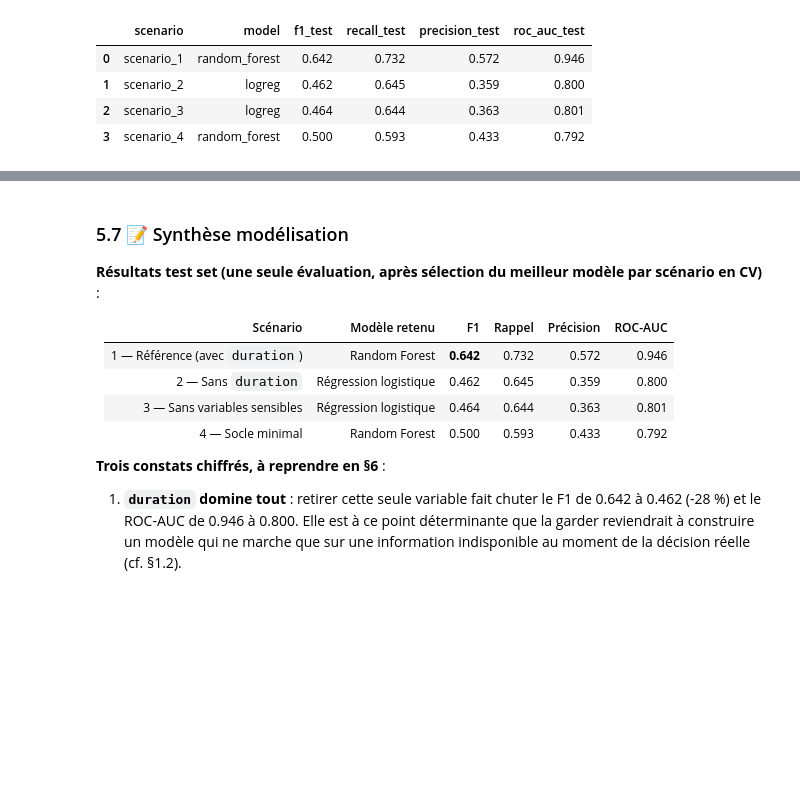
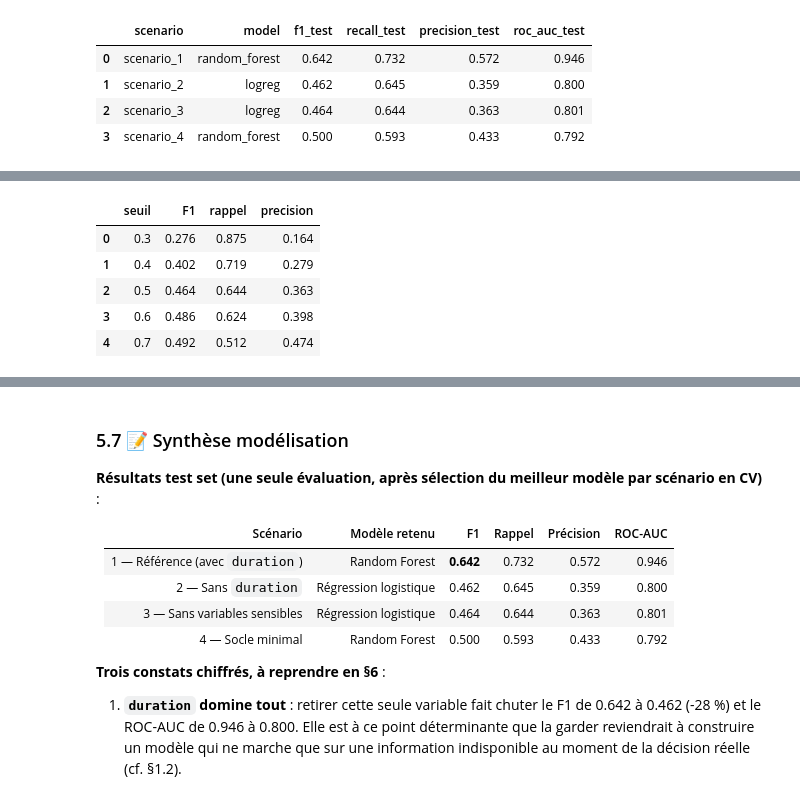
Before and after one commit to nawellepolin/cas-usage-certif-bank-marketing-nawelle, a Jupyter notebook: notebooks/M9_nawelle_bank_marketing.ipynb, the cells around one changed output, grey strips where cells are left out. Drawn from its saved outputs; the diff is of its cells as text; code cells hidden in the pictures; blank space fills up the shorter version.

```diff
--- a/notebooks/M9_nawelle_bank_marketing.ipynb
+++ b/notebooks/M9_nawelle_bank_marketing.ipynb
@@ -845,0 +867,21 @@ test_results.round(3)
+# %%
+retained = fitted_pipelines["scenario_3"]
+proba_test = retained.predict_proba(X_test)[:, 1]
+
+rows = []
+for t in [0.3, 0.4, 0.5, 0.6, 0.7]:
+    pred_t = (proba_test >= t).astype(int)
+    rows.append({
+        "seuil": t,
+        "F1": f1_score(y_test, pred_t),
+        "rappel": recall_score(y_test, pred_t),
+        "precision": precision_score(y_test, pred_t),
+    })
+pd.DataFrame(rows).round(3)
+# %% [output]
+|  | seuil | F1 | rappel | precision |
+| 0 | 0.3 | 0.276 | 0.875 | 0.164 |
+| 1 | 0.4 | 0.402 | 0.719 | 0.279 |
+| 2 | 0.5 | 0.464 | 0.644 | 0.363 |
+| 3 | 0.6 | 0.486 | 0.624 | 0.398 |
+| 4 | 0.7 | 0.492 | 0.512 | 0.474 |
```
Also changed, not shown: parts of 10 cells of this notebook, 2 other files.
